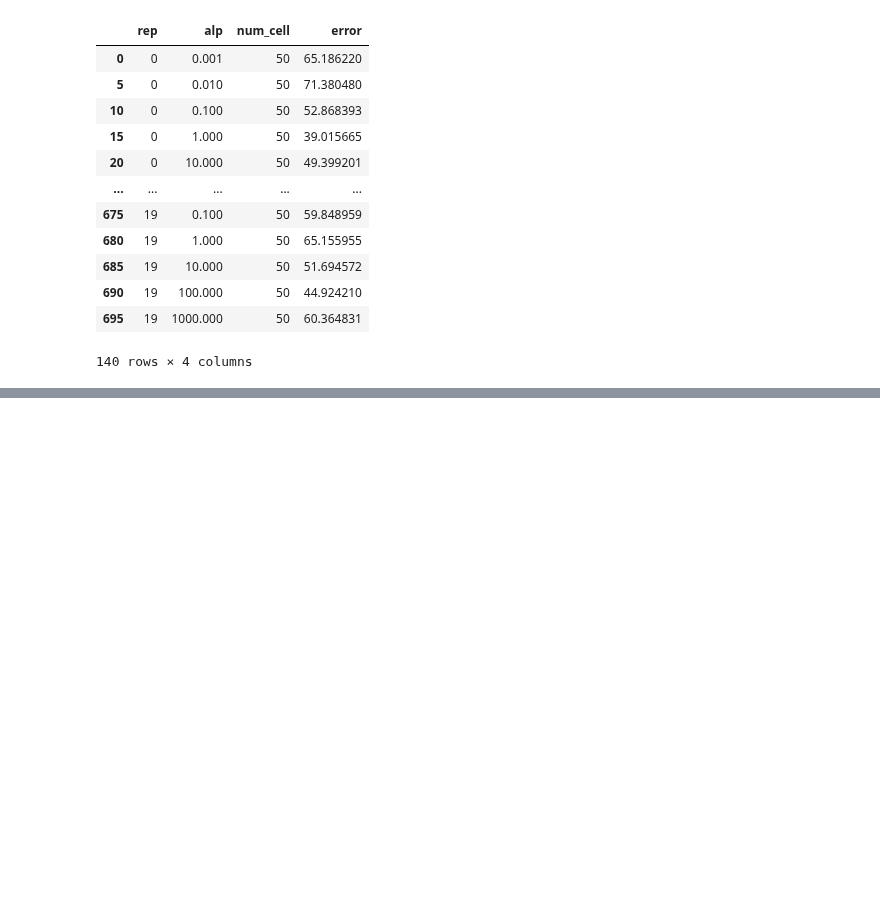
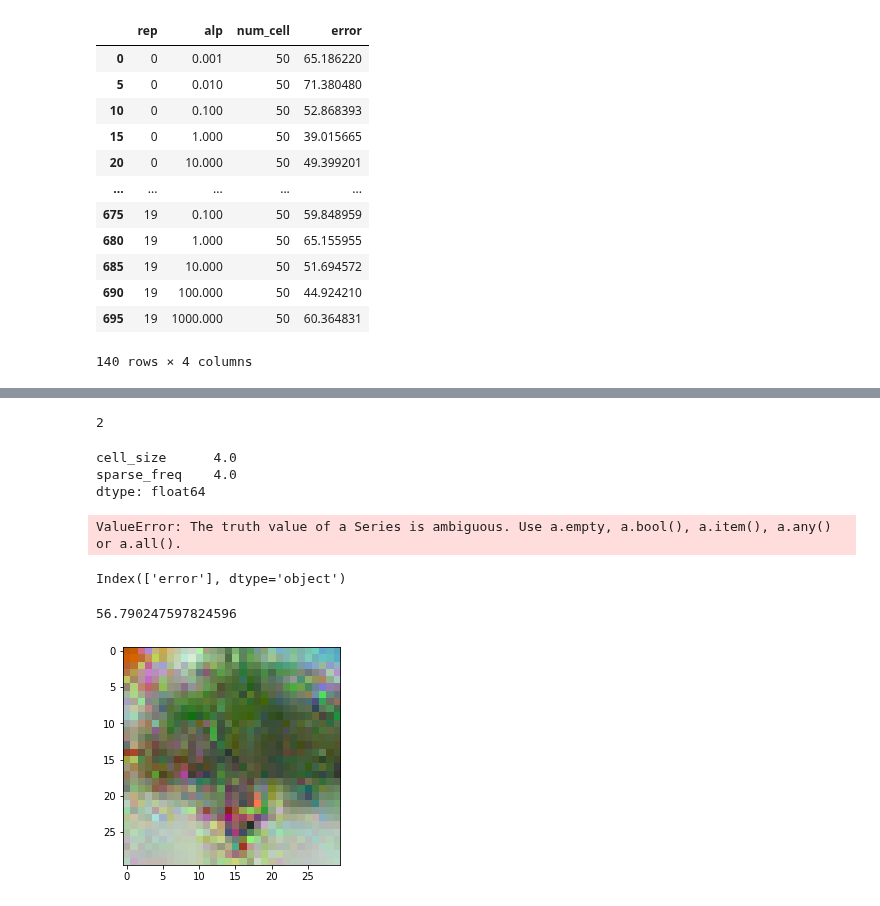
Before and after one commit to qkstngus000/Visual-Compressive-Sensing, a Jupyter notebook: experiment/method_figures/optimal_alpha_vs_error.ipynb, the cells around one changed output, grey strips where cells are left out. Cells and saved outputs as stored; diff of their text form; code cells hidden in the pictures; blank space fills up the shorter version.

```diff
--- a/experiment/method_figures/optimal_alpha_vs_error.ipynb
+++ b/experiment/method_figures/optimal_alpha_vs_error.ipynb
@@ -146,0 +337,41 @@ pixel_param_df
+# %%
+cell_size
+# %% [output]
+2
+# %%
+V1_param_df_mean.sort_values('error').median()[['cell_size', 'sparse_freq']]
+# %% [output]
+cell_size      4.0
+sparse_freq    4.0
+dtype: float64
+# %%
+V1_param_df_mean.loc[V1_param_df_mean['num_cell'] == 200 &
+                     V1_param_df_mean["cell_size"] == 2 &
+                     V1_param_df_mean["sparse_freq"]== 8]
+# %% [output]
+ValueError: The truth value of a Series is ambiguous. Use a.empty, a.bool(), a.item(), a.any() or a.all().
+# %%
+V1_param_df_mean.columns
+# %% [output]
+Index(['error'], dtype='object')
+# %%
+img_arr = process_image('tree_part1.jpg', '-c')
+
+reconst = filter_reconstruct(img_arr,
+    300,
+    cell_size=None,
+    sparse_freq=None,
+    filter_dim=(30, 30),
+    alpha=None,
+    method='dwt',
+    observation='pixel',
+    lv=4,
+    dwt_type='db2',
+    rand_weight=False,
+    mode='color',
+)
+plt.imshow(reconst)
+error_calculation(img_arr, reconst)
+# %% [output]
+56.790247597824596
+[figure, added]
```
Also changed, not shown: parts of 23 cells of this notebook, 11 other files.
